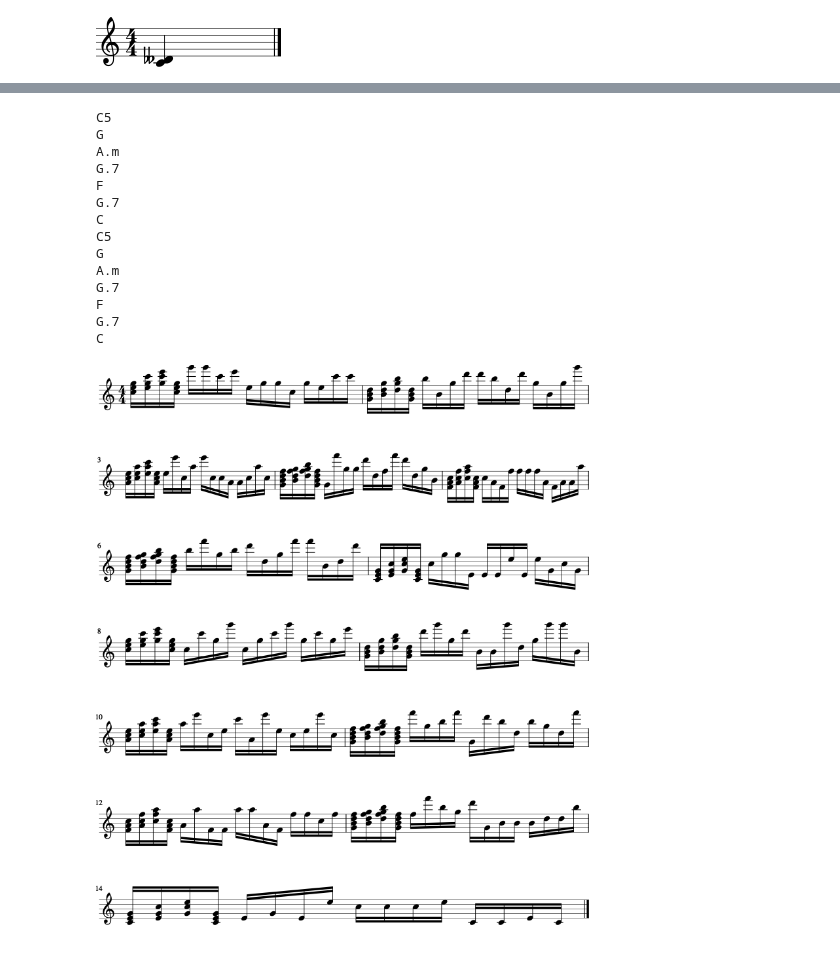
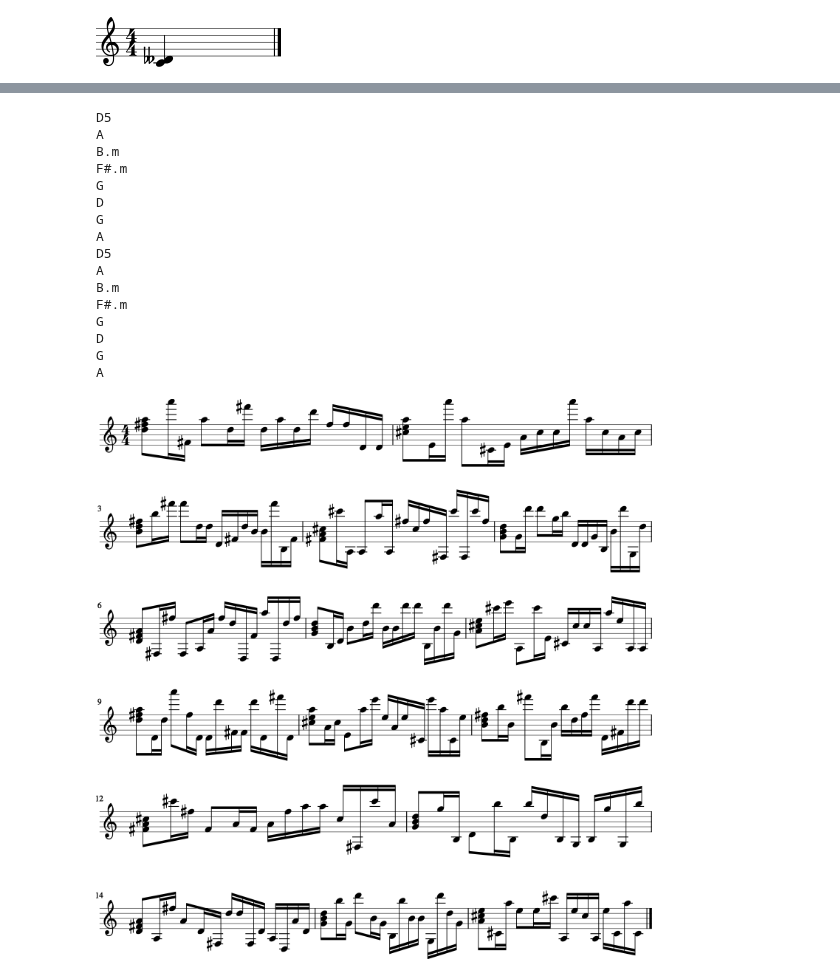
Before and after one commit to heeryerate/Guitar-Harmony, a Jupyter notebook: examples/develop_test.ipynb, the cells around one changed output, grey strips where cells are left out. Saved outputs shown, nothing was run; the diff lists cells and outputs as text; code cells hidden in the pictures.

```diff
--- a/examples/develop_test.ipynb
+++ b/examples/develop_test.ipynb
@@ -76,37 +73,45 @@ for t in gt.Chord.displayAllChordsRecipe()[:3]:
 # %%
 import guitarHarmony as gt
+import numpy as np
 elements  = []
-#"we don't talk anymore."
-# chord_set = ['A', 'B.maj7', 'C#.m7', 'G#.m9']
-# chord_set = ['C.maj7', 'A.m7', 'F.maj7', 'G.7']
-# inversion_set = '0000'
-chord_set = ['C5', 'G', 'A.m','G.7','F','G.7','C']
-inversion_set = '0100000'
+# Hotel California
+chord_set = ['B.m', 'F#.7', 'A.add9','E','G','D','E.m', 'F#.7']
+inversion_set = '00010000'
+bar_duration = np.array([0.5,0.25,0.25,0.25,0.5,0.25,1.0,0.5,0.5])
+octaves = [0, 1]
+
+# Canon
+chord_set = ['D5', 'A', 'B.m','F#.m','G','D','G', 'A']
+inversion_set = '01000000'
+bar_duration = [0.5,0.25,0.25,0.5,0.25,0.25,0.25,0.25,0.25,0.25,0.25,0.25,0.25,0.25]
+octaves = [-1, 0, 1]
+
 l = len(chord_set)
-d = 1/4
 for idx in range(l*2):
-    chord = gt.Chord.pharseChord(chord_set[idx%l], inversion=int(inversion_set[idx%l]), duration=d)
-    ap = [random.choice(chord.chord_notes).setDuration(d).changeOctave(random.choice([0, 1])) for _ in range(int(3/d))]
-    elements.append([chord.getInversion(i%3) for i in range(int(1/d))]+ ap)
+    chord = gt.Chord.pharseChord(chord_set[idx%l], inversion=int(inversion_set[idx%l]), duration=bar_duration[0])
+    ap = [random.choice(chord.chord_notes).setDuration(d).changeOctave(random.choice(octaves)) for d in bar_duration[1:]]
+    elements.append([chord] + ap)
 import random
 s = gt.Stream([el for elset in elements for el in elset])
 # s.show('notation')
 s.show()
 s.show('midi')
 # %% [output]
-C5
+D5
+A
+B.m
+F#.m
 G
-A.m
-G.7
-F
-G.7
-C
-C5
+D
 G
-A.m
-G.7
-F
-G.7
-C
+A
+D5
+A
+B.m
+F#.m
+G
+D
+G
+A
-[figure, old version]
+[figure, new version]
 [interactive output not drawn]
```
Also changed, not shown: parts of 2 cells of this notebook, 2 other files.
